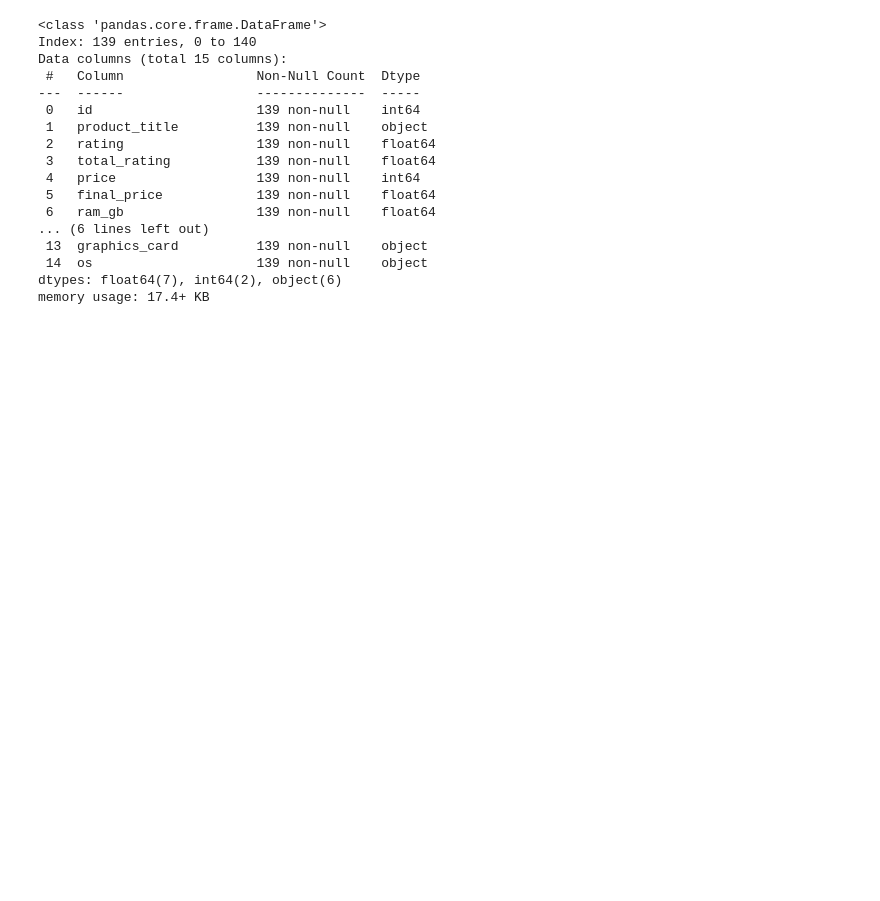
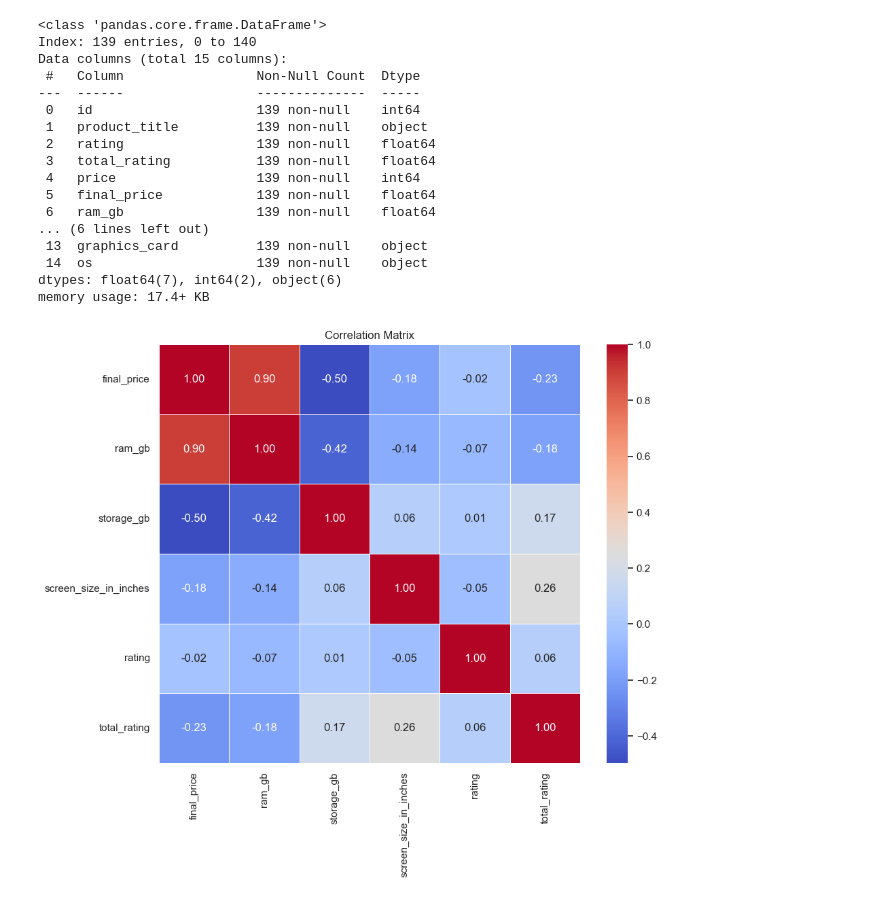
Before and after one commit to JaneX05-cmd/amazon-laptops-EDA, a Jupyter notebook: data_analysis/final_preparation_and_analysis.ipynb, the cells around one changed output. Cells and saved outputs as stored; diff of their text form; code cells hidden in the pictures; blank space fills up the shorter version.

```diff
--- a/data_analysis/final_preparation_and_analysis.ipynb
+++ b/data_analysis/final_preparation_and_analysis.ipynb
@@ -193,3 +193,16 @@ Data columns (total 15 columns):
  14  os                     139 non-null    object
 dtypes: float64(7), int64(2), object(6)
 memory usage: 17.4+ KB
+# %%
+import matplotlib.pyplot as plt
+import seaborn as sns
+
+number_columns = df[['final_price', 'ram_gb', 'storage_gb', 'screen_size_in_inches', 'rating', 'total_rating']]
+
+plt.figure(figsize=(10, 8))
+sns.heatmap(number_columns.corr(), annot=True, cmap='coolwarm', fmt=".2f", linewidths=0.5)
+
+plt.title("Correlation Matrix")
+plt.show()
+# %% [output]
+[figure, added]
```
Also changed, not shown: parts of 4 cells of this notebook.
